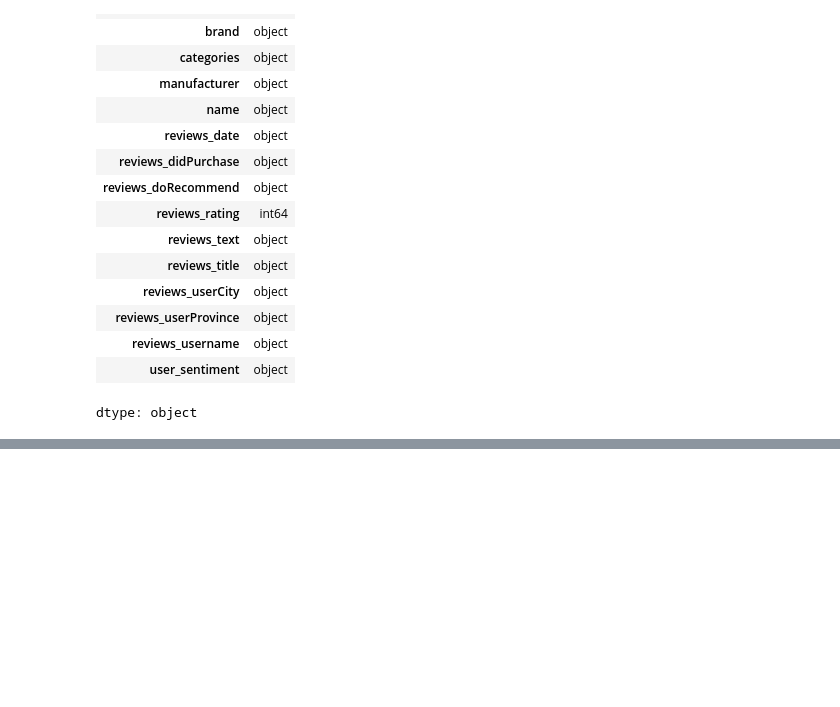
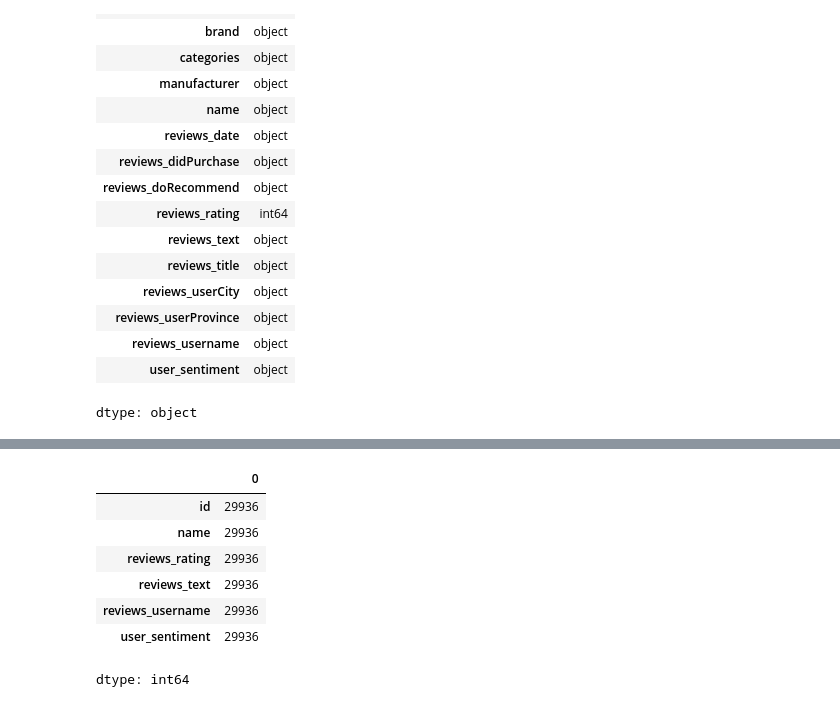
Before and after one commit to ayanmitra2021/GenAI_Capstone_Project, a Jupyter notebook: GenAI_Capstone_Project.ipynb, the cells around one changed output, grey strips where cells are left out. Drawn from its saved outputs; the diff is of its cells as text; code cells hidden in the pictures; blank space fills up the shorter version.

```diff
--- a/GenAI_Capstone_Project.ipynb
+++ b/GenAI_Capstone_Project.ipynb
@@ -79,0 +115,24 @@ extract_review_df.head()
+# %%
+# Find those reviews from the extract_review_df where the user_sentiment is blank, empty, or NaN, and then remove those rows from the dataset
+blank_username_rows = extract_review_df[
+    extract_review_df['user_sentiment'].isnull() |
+    extract_review_df['user_sentiment'].str.strip().eq('')
+]
+
+# Remove rows with blank usernames
+extract_review_df = extract_review_df[
+    ~(extract_review_df['user_sentiment'].isnull() |
+      extract_review_df['user_sentiment'].str.strip().eq(''))
+]
+
+#Check the count of the dataframe
+extract_review_df.count()
+# %% [output]
+|  | 0 |
+| id | 29936 |
+| name | 29936 |
+| reviews_rating | 29936 |
+| reviews_text | 29936 |
+| reviews_username | 29936 |
+| user_sentiment | 29936 |
+dtype: int64
```
Also changed, not shown: parts of 2 cells of this notebook.
